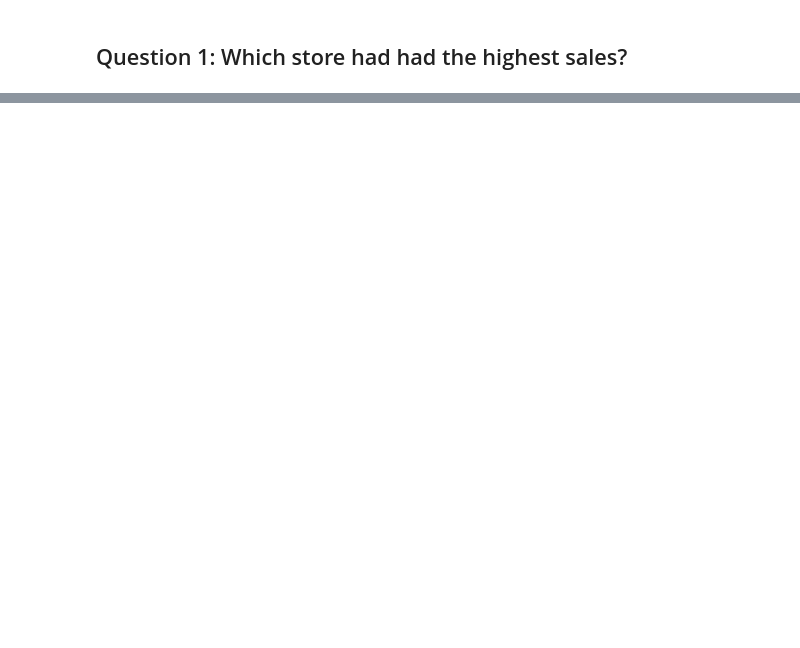
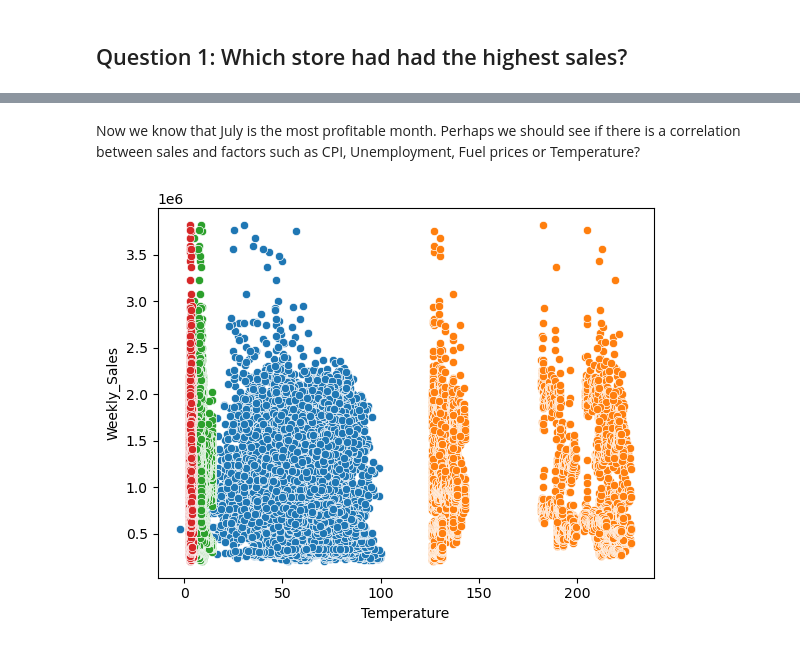
Before and after one commit to mitzu-93/walmart, a Jupyter notebook: Walmart Sales Analysis.ipynb, the cells around one changed output, grey strips where cells are left out. Saved outputs shown, nothing was run; the diff lists cells and outputs as text; code cells hidden in the pictures; blank space fills up the shorter version.

```diff
--- a/Walmart Sales Analysis.ipynb
+++ b/Walmart Sales Analysis.ipynb
@@ -101,0 +123,9 @@ ValueError: No axis named Store for object type DataFrame
+# %% [markdown]
+Now we know that July is the most profitable month. Perhaps we should see if there is a correlation between sales and factors such as CPI, Unemployment, Fuel prices or Temperature?
+# %%
+temperature_sales = sns.scatterplot(x=all_data['Temperature'], y=all_data['Weekly_Sales'])
+cpi_sales = sns.scatterplot(x=all_data['CPI'], y=all_data['Weekly_Sales'])
+unemployment_sales = sns.scatterplot(x=all_data['Unemployment'], y=all_data['Weekly_Sales'])
+fuelprice_sales = sns.scatterplot(x=all_data['Fuel_Price'], y=all_data['Weekly_Sales'])
+# %% [output]
+[figure, added]
```
Also changed, not shown: parts of 20 cells of this notebook.
